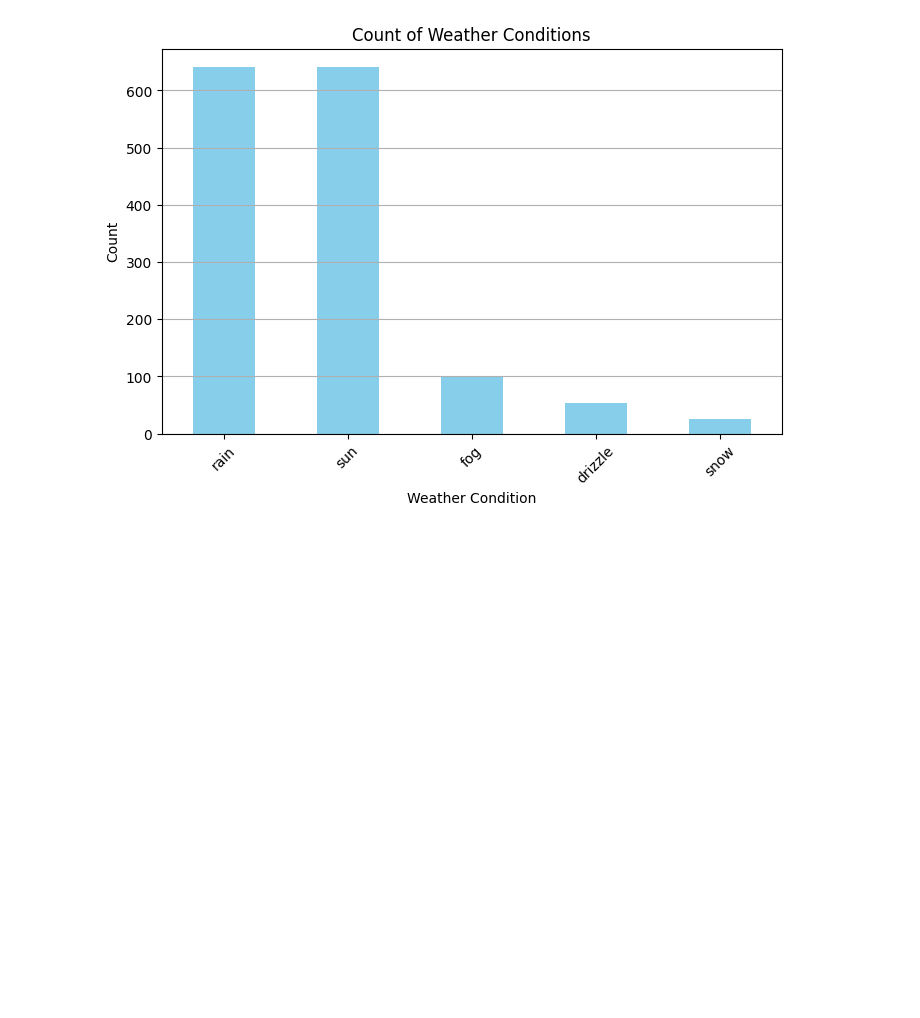
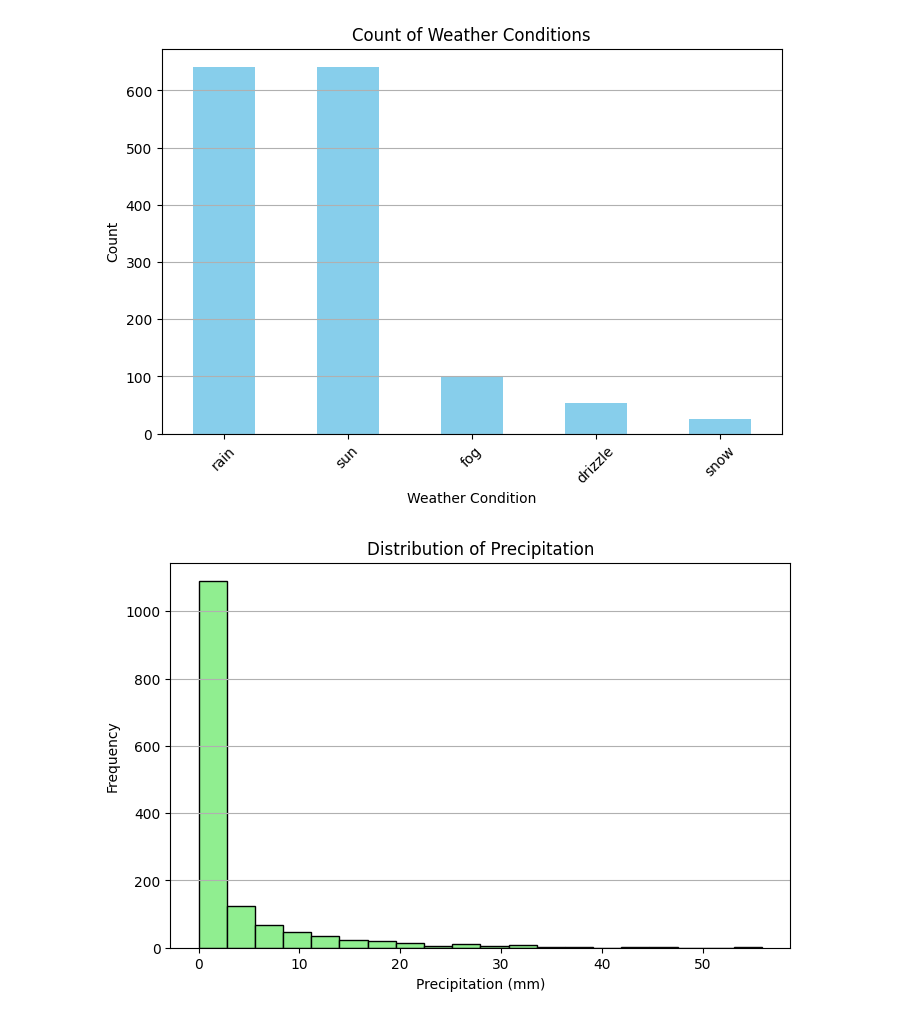
Before and after one commit to mahito-0/Python-Final-Project, a Jupyter notebook: Project.ipynb, the cells around one changed output. Saved outputs shown, nothing was run; the diff lists cells and outputs as text; code cells hidden in the pictures; blank space fills up the shorter version.

```diff
--- a/Project.ipynb
+++ b/Project.ipynb
@@ -140,3 +151,14 @@ plt.grid(axis='y')
 plt.show()
 # %% [output]
 [figure]
+# %%
+# Plot histogram to see distribution of precipitation
+plt.figure(figsize=(8, 5))
+plt.hist(df['precipitation'], bins=20, color='lightgreen', edgecolor='black')
+plt.title('Distribution of Precipitation')
+plt.xlabel('Precipitation (mm)')
+plt.ylabel('Frequency')
+plt.grid(axis='y')
+plt.show()
+# %% [output]
+[figure, added]
```
Also changed, not shown: parts of 5 cells of this notebook.
